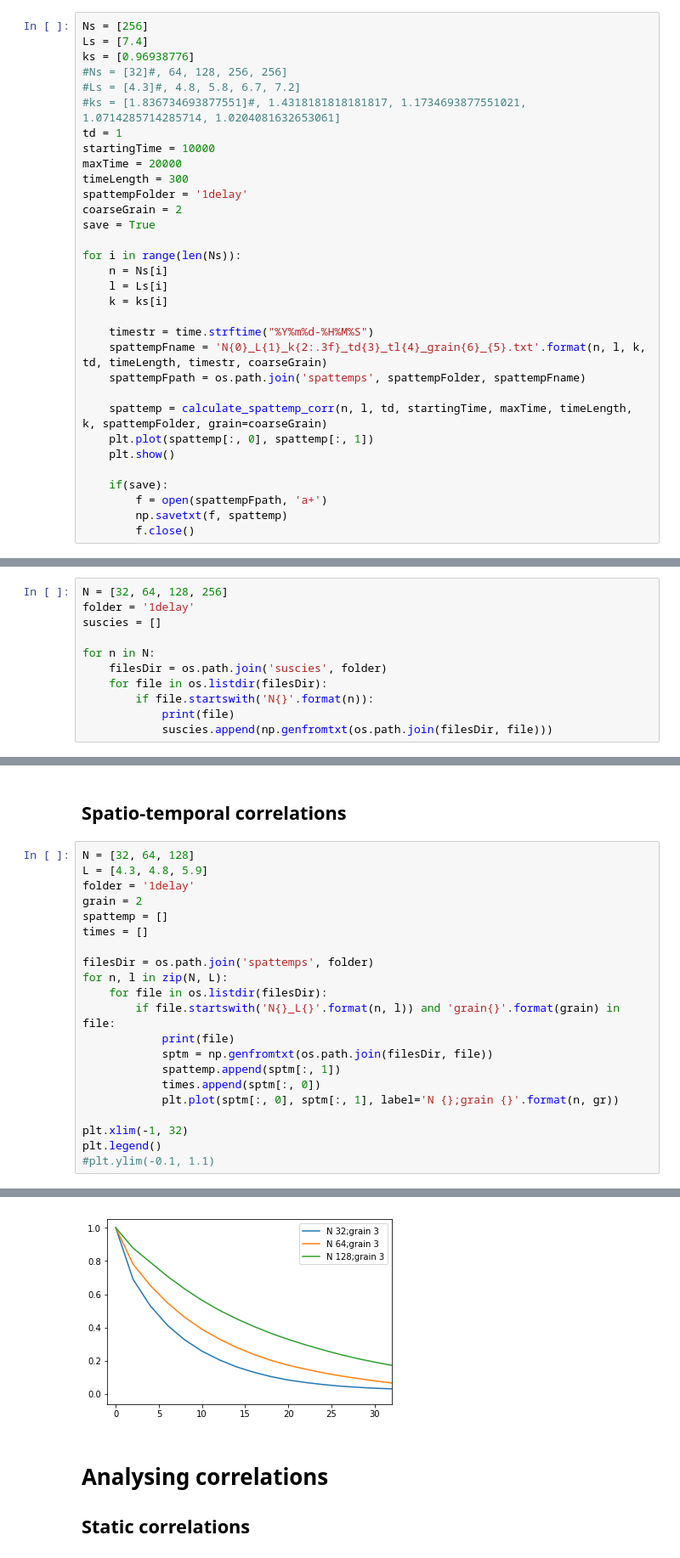
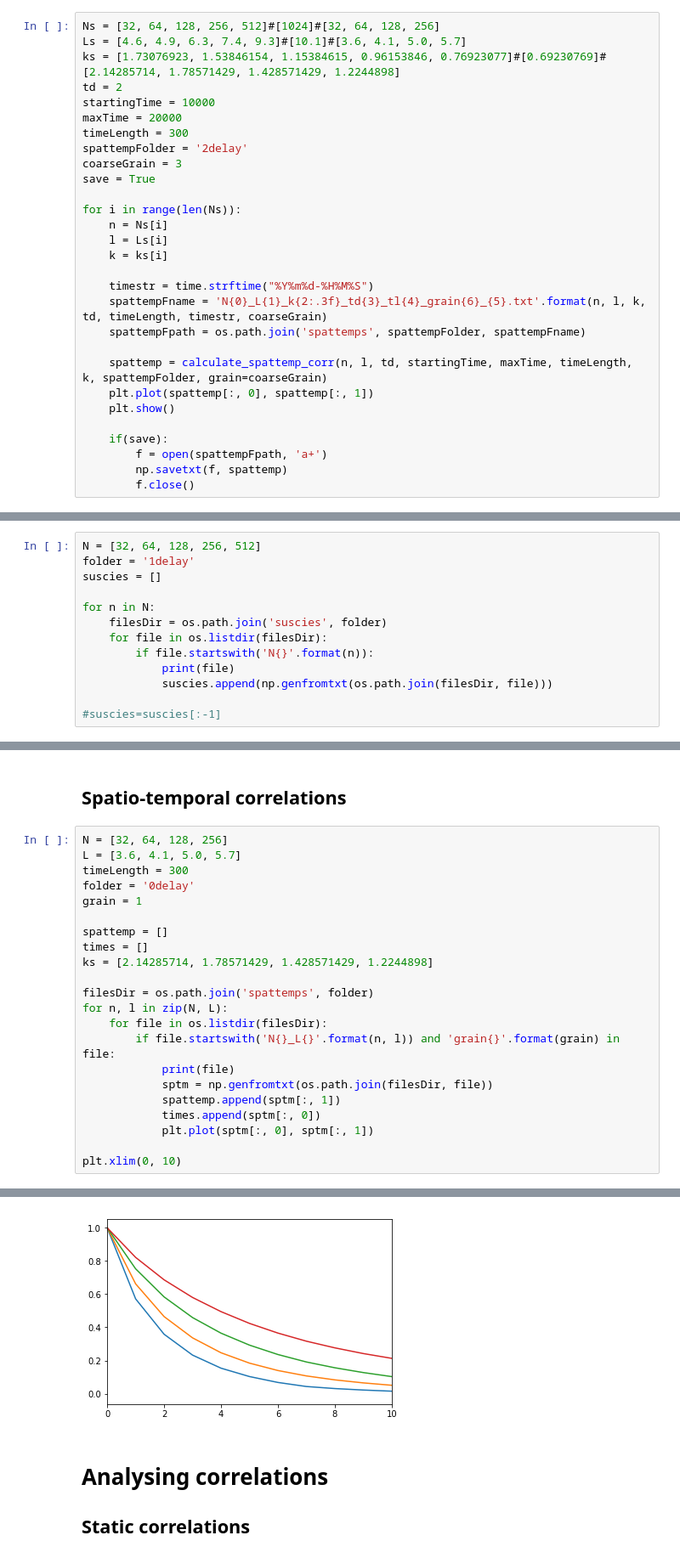
Before and after one commit to tihawk/vicsek_timedelay, a Jupyter notebook: analyser_run.ipynb, the cells around one changed output, grey strips where cells are left out. Shown at 85% size. Drawn from its saved outputs; the diff is of its cells as text.

```diff
--- a/analyser_run.ipynb
+++ b/analyser_run.ipynb
@@ -90,18 +132,15 @@ KeyboardInterrupt:
 # %% [markdown]
 ## Spatio-temporal correlations
 # %%
-Ns = [256]
-Ls = [7.4]
-ks = [0.96938776]
-#Ns = [32]#, 64, 128, 256, 256]
-#Ls = [4.3]#, 4.8, 5.8, 6.7, 7.2]
-#ks = [1.836734693877551]#, 1.4318181818181817, 1.1734693877551021, 1.0714285714285714, 1.0204081632653061]
-td = 1
+Ns = [32, 64, 128, 256, 512]#[1024]#[32, 64, 128, 256]
+Ls = [4.6, 4.9, 6.3, 7.4, 9.3]#[10.1]#[3.6, 4.1, 5.0, 5.7]
+ks = [1.73076923, 1.53846154, 1.15384615, 0.96153846, 0.76923077]#[0.69230769]#[2.14285714, 1.78571429, 1.428571429, 1.2244898]
+td = 2
 startingTime = 10000
 maxTime = 20000
 timeLength = 300
-spattempFolder = '1delay'
-coarseGrain = 2
+spattempFolder = '2delay'
+coarseGrain = 3
 save = True
 
 for i in range(len(Ns)):
@@ -143,7 +257,7 @@ Reached t = 28 / 300 in 129.345s
 # Loading correlations
 ## Static correlations
 # %%
-N = [32, 64, 128, 256]
+N = [32, 64, 128, 256, 512]
 folder = '1delay'
 suscies = []
 
@@ -153,4 +267,6 @@ for n in N:
         if file.startswith('N{}'.format(n)):
             print(file)
             suscies.append(np.genfromtxt(os.path.join(filesDir, file)))
+
+#suscies=suscies[:-1]
 # %% [output]
@@ -161,12 +278,15 @@ N256_dt1.txt
 # %% [markdown]
 ## Spatio-temporal correlations
 # %%
-N = [32, 64, 128]
-L = [4.3, 4.8, 5.9]
-folder = '1delay'
-grain = 2
+N = [32, 64, 128, 256]
+L = [3.6, 4.1, 5.0, 5.7]
+timeLength = 300
+folder = '0delay'
+grain = 1
+
 spattemp = []
 times = []
+ks = [2.14285714, 1.78571429, 1.428571429, 1.2244898]
 
 filesDir = os.path.join('spattemps', folder)
 for n, l in zip(N, L):
@@ -176,9 +296,7 @@ for n, l in zip(N, L):
             sptm = np.genfromtxt(os.path.join(filesDir, file))
             spattemp.append(sptm[:, 1])
             times.append(sptm[:, 0])
-            plt.plot(sptm[:, 0], sptm[:, 1], label='N {};grain {}'.format(n, gr))
+            plt.plot(sptm[:, 0], sptm[:, 1])
 
-plt.xlim(-1, 32)
-plt.legend()
-#plt.ylim(-0.1, 1.1)
+plt.xlim(0, 10)
 # %% [output]
@@ -189,4 +308,4 @@ N128_L5.9_k1.224_td1_tl300_grain2_20190405-194650.txt
-[figure, old version]
+[figure, new version]
 # %% [markdown]
 # Analysing correlations
 ## Static correlations
```
Also changed, not shown: parts of 10 cells of this notebook, 2 other files.
